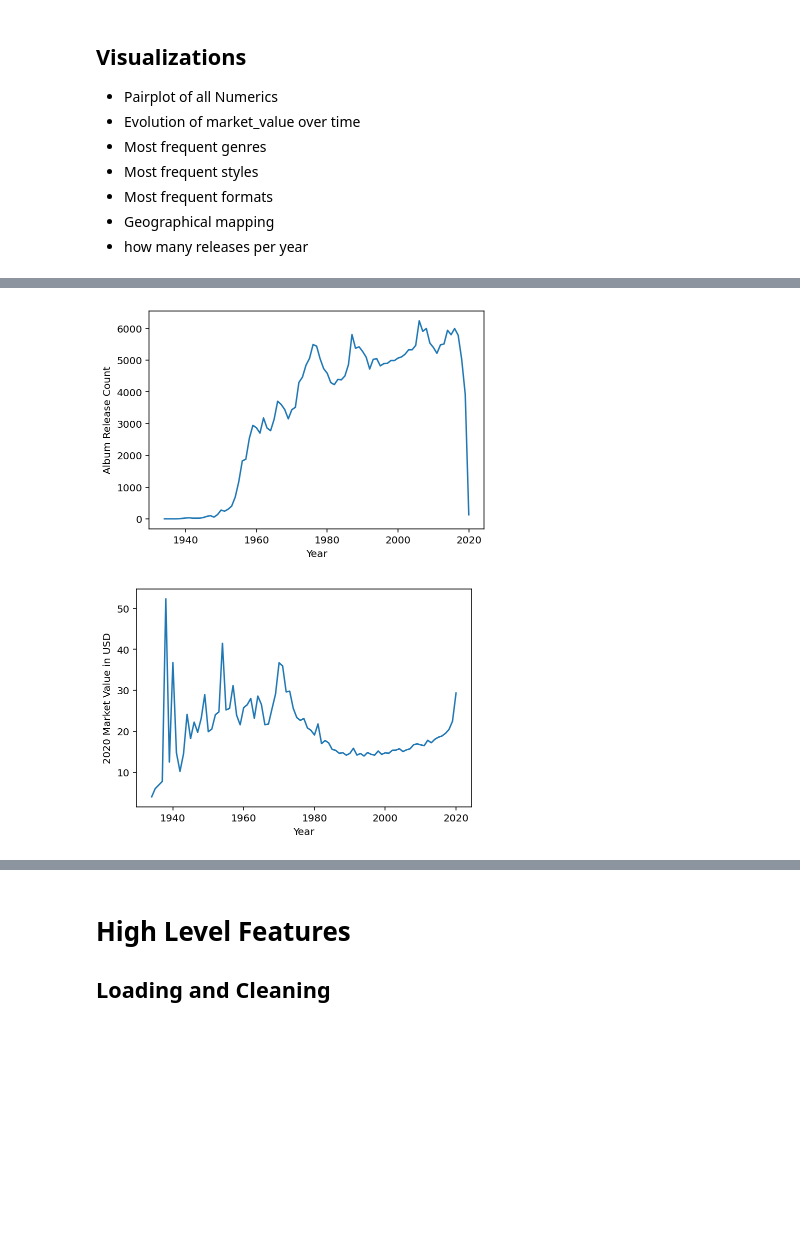
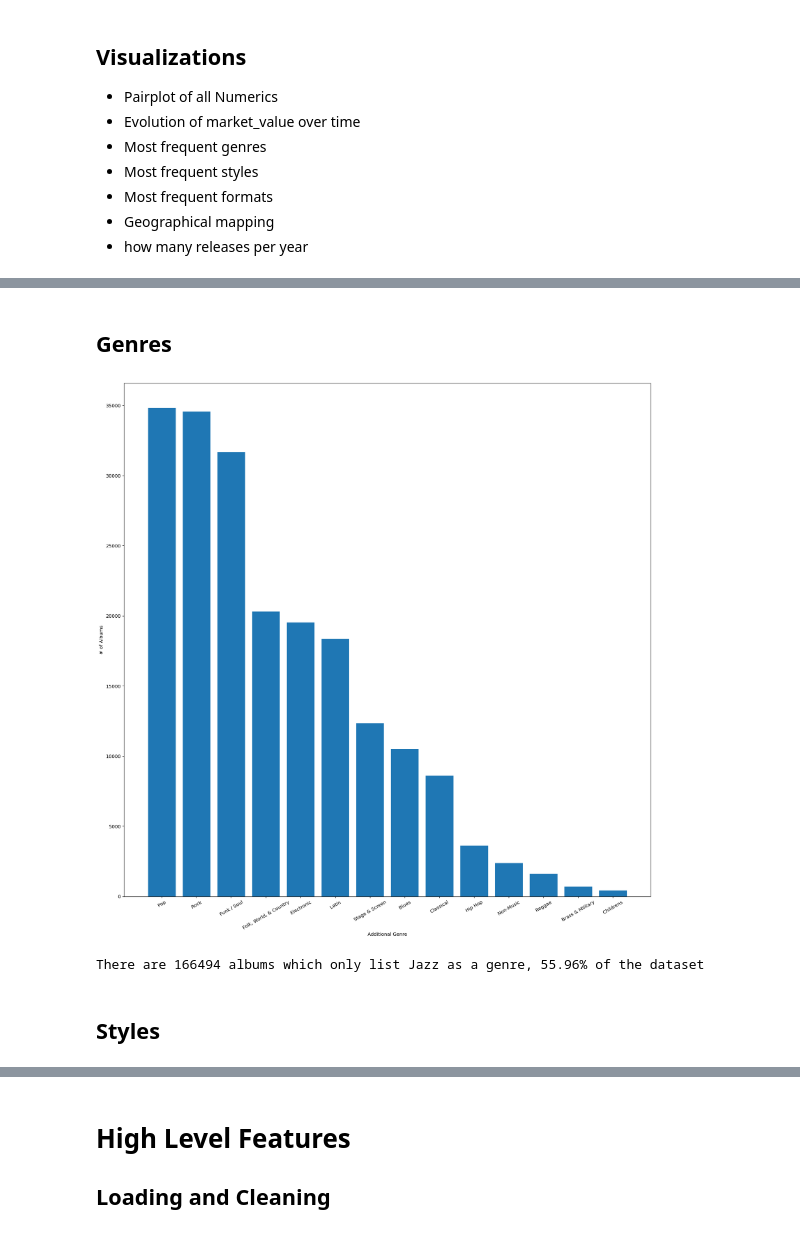
Before and after one commit to helmigsimon/EPFL-Capstone-Project, a Jupyter notebook: 02-Visualization&Cleaning.ipynb, the cells around one changed output, grey strips where cells are left out. Cells and saved outputs as stored; diff of their text form; code cells hidden in the pictures; blank space fills up the shorter version.

```diff
--- a/02-Visualization&Cleaning.ipynb
+++ b/02-Visualization&Cleaning.ipynb
@@ -75,14 +79,0 @@ sns.pairplot(concat_df[rest_columns],cmap='spectral')
-# %%
-plt.plot(concat_df.groupby(by='year')['market_value'].count())
-plt.xlabel('Year')
-plt.ylabel('Album Release Count')
-plt.show()
-# %% [output]
-[figure, removed]
-# %%
-plt.plot(concat_df.groupby(by='year')['market_value'].mean())
-plt.xlabel('Year')
-plt.ylabel('2020 Market Value in USD')
-plt.show()
-# %% [output]
-[figure, removed]
@@ -90,0 +80,26 @@ import geopandas as gpd
+# %% [markdown]
+## Genres
+# %%
+def get_encoded_df_and_count(columns):
+    column_df = concat_df[columns].rename(columns={column:column.split('_')[-1] for column in columns})
+    column_sum = column_df.sum().sort_values(ascending=False)
+    return column_df, column_sum
+# %%
+genre_df, genre_sum = get_encoded_df_and_count(genre_columns)
+
+plt.figure(figsize=(20,20))
+plt.xlabel('Additional Genre')
+plt.ylabel('# of Albums')
+plt.xticks(rotation=30)
+plt.bar(genre_sum.index,genre_sum)
+plt.show()
+# %% [output]
+[figure, added]
+# %%
+#How many 'pure' jazz albums
+pure_jazz_albums = len(genre_df[genre_df.sum(axis=1)==0])
+print('There are {} albums which only list Jazz as a genre, {}% of the dataset'.format(pure_jazz_albums,round(100*pure_jazz_albums/len(concat_df),2)))
+# %% [output]
+There are 166494 albums which only list Jazz as a genre, 55.96% of the dataset
+# %% [markdown]
+## Styles
```
Also changed, not shown: parts of 23 cells of this notebook, 3 other files.
